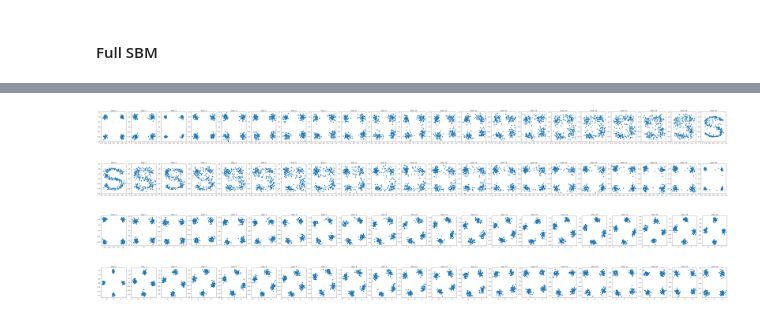
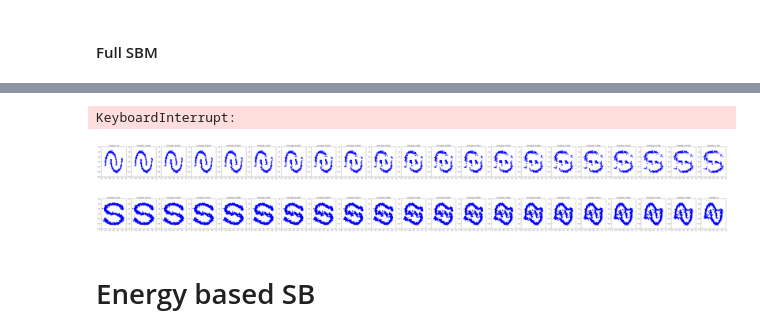
Before and after one commit to mmacosha/d2e-stochastic-dynamics, a Jupyter notebook: notebook.ipynb, the cells around one changed output, grey strips where cells are left out. Drawn from its saved outputs; the diff is of its cells as text; code cells hidden in the pictures.

```diff
--- a/notebook.ipynb
+++ b/notebook.ipynb
@@ -744,7 +249,7 @@ loss_history = []
 for step in trange(N_STEPS):
     optim.zero_grad(set_to_none=True)
 
-    x_0, _ = next(sample_batch(256))
+    x_0, _ = sampler.sample(256)
     steps = torch.randint(1, n_steps + 1, (x_0.size(0),))
     sigma = extract_into_tensor(sigma_min * (sigma_coeff) ** (steps), x_0.shape)
 
@@ -1040,17 +569,17 @@ optim_F = torch.optim.Adam(F_model.parameters(), lr=3e-4)
 # %%
-for i in trange(NUM_STEPS):
-    ema_loss = EMALoss()
-    var_crit = VarCriterion(ema_loss.ema, threshold=1e-8, max_iter=MAX_CONVERGENCE_ITER, measure_size=500)
+for i in trange(NUM_SB_ITERATIONS):
+    ema_loss = utils.EMALoss()
+    var_crit = utils.VarCriterion(ema_loss.ema, threshold=5e-6, max_iter=MAX_CONVERGENCE_ITER, measure_size=500)
 
     with tqdm(leave=False, desc=f'step {i + 1}, training B model') as pbar:
         while var_crit.check():
             traj_loss = 0
             optim_B.zero_grad(set_to_none=True)
 
-            _, x_t = sampler.sample(256)
+            _, x_t = sampler.sample(BATCH_SIZE)
             for t_step in torch.linspace(gamma, t_max, n_steps).flip(-1):
-                t = torch.ones(256) * t_step
-                loss, x_t = compute_b_model_loss(B_model, reference if i == 0 else F_model, x_t, t, mean=True)
+                t = torch.ones(BATCH_SIZE) * t_step
+                loss, x_t = compute_b_model_loss(B_model, ref_process if i == 0 else F_model, x_t, t, mean=True)
 
                 loss.backward()
                 traj_loss += loss.item()
@@ -1061,17 +590,17 @@ for i in trange(NUM_STEPS):
             pbar.update(1)
         pbar.close()
 
-    ema_loss = EMALoss()
-    var_crit = VarCriterion(ema_loss.ema, threshold=1e-8, max_iter=MAX_CONVERGENCE_ITER, measure_size=500)
+    ema_loss = utils.EMALoss()
+    var_crit = utils.VarCriterion(ema_loss.ema, threshold=5e-6, max_iter=MAX_CONVERGENCE_ITER, measure_size=500)
 
     with tqdm(leave=False, desc=f'step {i + 1}, training F model') as pbar:
         while var_crit.check():
             traj_loss = 0
             optim_F.zero_grad(set_to_none=True)
 
-            x_t, _ = sampler.sample(256)
+            x_t, _ = sampler.sample(BATCH_SIZE)
             for t_step in torch.linspace(0, t_max - gamma, n_steps):
-                t = torch.ones(256) * t_step
+                t = torch.ones(BATCH_SIZE) * t_step
                 loss, x_t = compute_f_model_loss(F_model, B_model, x_t, t, mean=True)
 
                 loss.backward()
@@ -1082,59 +611,39 @@ for i in trange(NUM_STEPS):
 
             pbar.update(1)
         pbar.close()
+# %% [output]
+KeyboardInterrupt:
 # %%
 x_0, x_1 = sampler.sample(256)
 
 trajectory = [x_0]
-
+timesteps = []
 with torch.no_grad():
     for t_step in torch.linspace(0, t_max - gamma, n_steps):
-        t = torch.ones(256) * t_step
-        x_next = make_ref_process_step(trajectory[-1], t, gamma, F=B_model)
+        timesteps.append(t_step.item())
+        t = torch.ones(x_0.size(0)) * t_step
+        x_next = make_euler_maruyama_step(trajectory[-1], t, gamma, f=B_model)
         trajectory.append(x_next)
 
-fig = plot_trajectory(trajectory)
+timesteps.append(t_max)
+fig = plot_trajectory(trajectory, timesteps)
 # %% [output]
-[figure, old version]
+[figure, new version]
 # %%
-x_0, x_1 = sampler.sample(256)
+x_0, x_1 = sampler.sample(1024)
 
 trajectory = [x_1]
-
+timesteps = []
 with torch.no_grad():
     for t_step in torch.linspace(gamma, t_max, n_steps).flip(-1):
-        t = torch.ones(256) * t_step
-        x_next = make_ref_process_step(trajectory[-1], t, gamma, F=F_model)
+        timesteps.append(t_step.item())
+        t = torch.ones(x_0.size(0)) * t_step
+        x_next = make_euler_maruyama_step(trajectory[-1], t, gamma, f=F_model)
         trajectory.append(x_next)
 
-fig = plot_trajectory(trajectory)
+timesteps.append(0)
+fig = plot_trajectory(trajectory, timesteps)
 # %% [output]
-[figure, old version]
+[figure, new version]
-# %%
-x_0, x_1 = sampler.sample(256)
-
-trajectory = [x_0]
-
-with torch.no_grad():
-    for t_step in torch.linspace(0, t_max - gamma, n_steps):
-        t = torch.ones(256) * t_step
-        x_next = make_ref_process_step(trajectory[-1], t, gamma, F=B_model)
-        trajectory.append(x_next)
-
-fig = plot_trajectory(trajectory)
-# %% [output]
-[figure, removed]
-# %%
-x_0, x_1 = sampler.sample(256)
-
-trajectory = [x_1]
-
-with torch.no_grad():
-    for t_step in torch.linspace(gamma, t_max, n_steps).flip(-1):
-        t = torch.ones(256) * t_step
-        x_next = make_ref_process_step(trajectory[-1], t, gamma, F=F_model)
-        trajectory.append(x_next)
-
-fig = plot_trajectory(trajectory)
-# %% [output]
-[figure, removed]
+# %% [markdown]
+# Energy based SB
```
Also changed, not shown: parts of 51 cells of this notebook, 17 other files.
